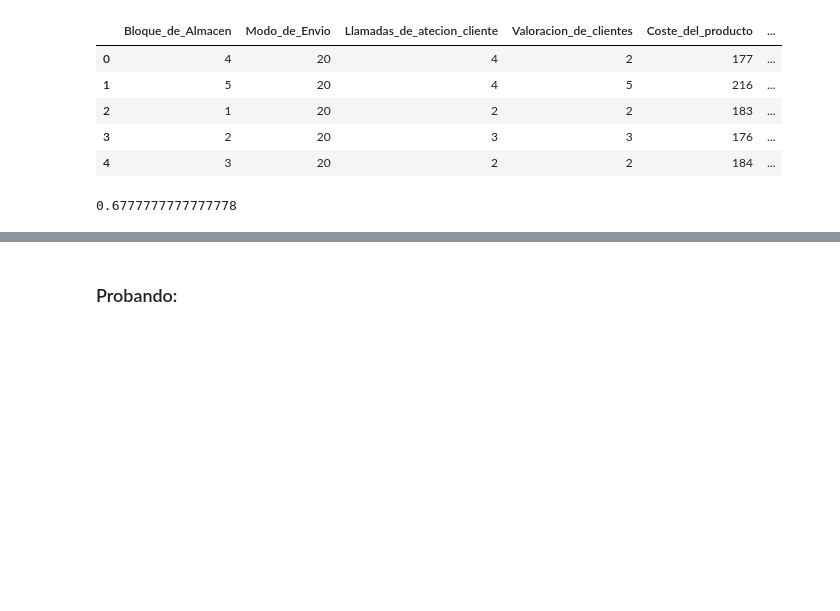
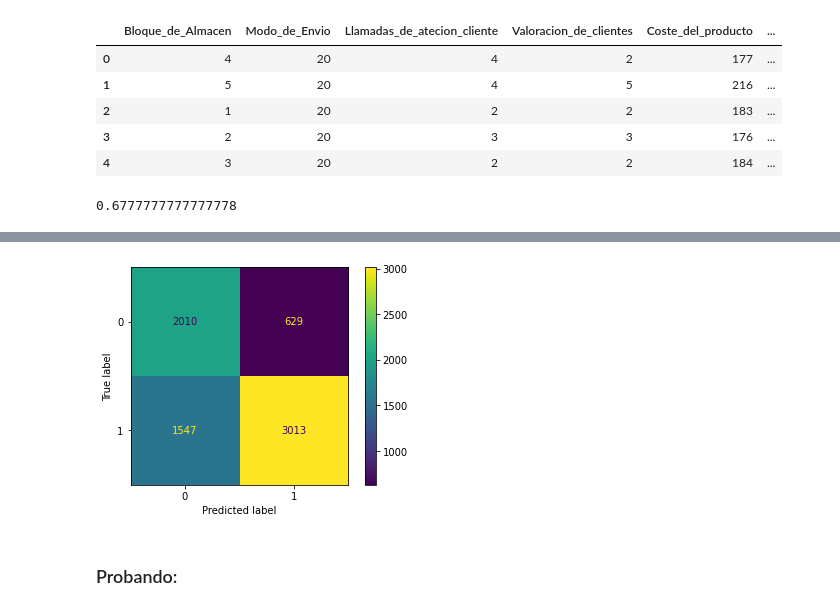
Before and after one commit to cthed2/Proyecto_02_ML_Datathon, a Jupyter notebook: svm.ipynb, the cells around one changed output, grey strips where cells are left out. Saved outputs shown, nothing was run; the diff lists cells and outputs as text; code cells hidden in the pictures; blank space fills up the shorter version.

```diff
--- a/svm.ipynb
+++ b/svm.ipynb
@@ -63,3 +92,10 @@ print(score)
+# %%
+cm = confusion_matrix(y_train, model.predict(X_train))
+disp = ConfusionMatrixDisplay(confusion_matrix=cm)
+disp.plot()
+plt.show()
+# %% [output]
+[figure, added]
 # %% [markdown]
 ### Probando:
 # %%
```
Also changed, not shown: parts of 8 cells of this notebook, 6 other files.
